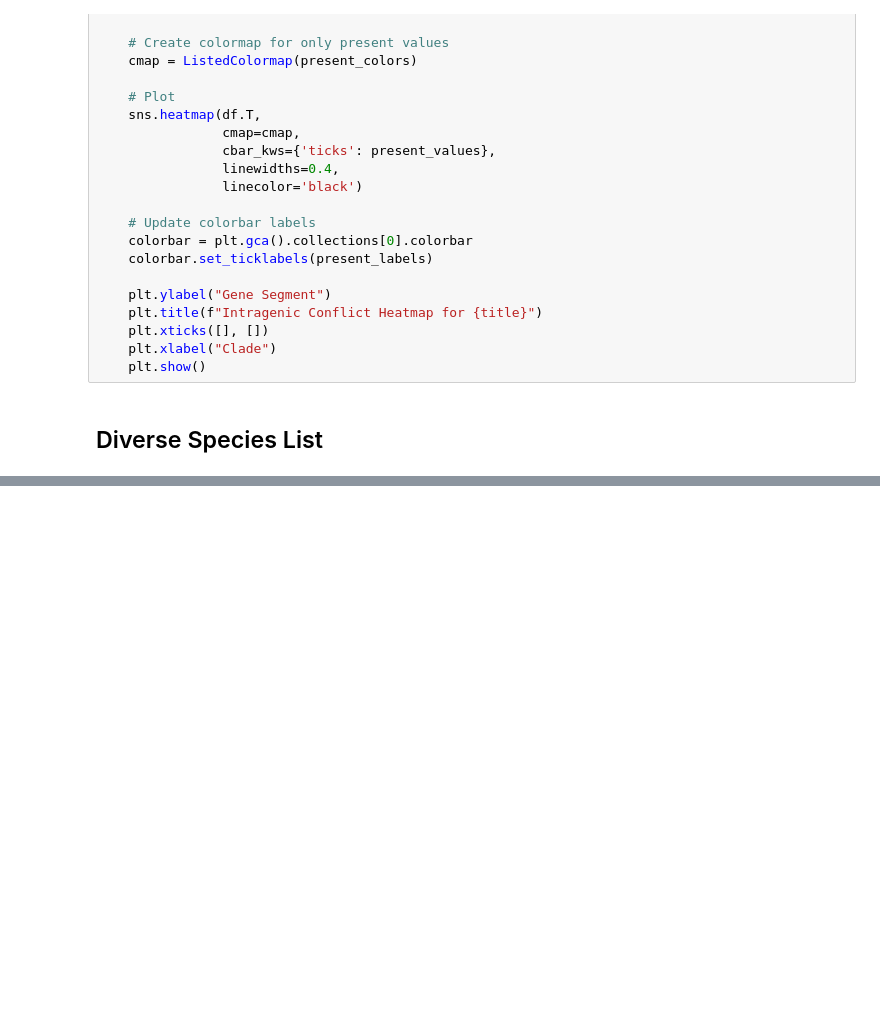
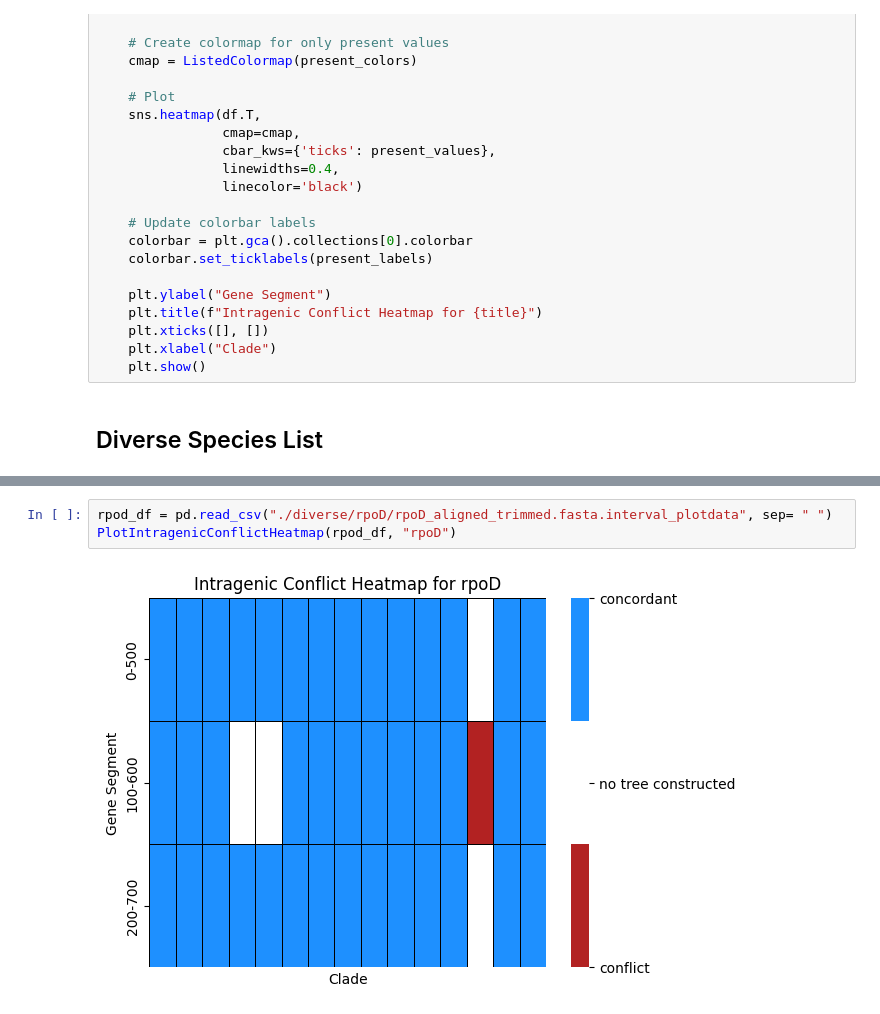
Before and after one commit to peneeta/HGTPhylogeny, a Jupyter notebook: intragenic_conflict/plot_ic_results.ipynb, the cells around one changed output, grey strips where cells are left out. Saved outputs shown, nothing was run; the diff lists cells and outputs as text; blank space fills up the shorter version.

```diff
--- a/intragenic_conflict/plot_ic_results.ipynb
+++ b/intragenic_conflict/plot_ic_results.ipynb
@@ -65,0 +59,5 @@ PlotIntragenicConflictHeatmap(bla_df, "bla")
+# %%
+rpod_df = pd.read_csv("./diverse/rpoD/rpoD_aligned_trimmed.fasta.interval_plotdata", sep= " ")
+PlotIntragenicConflictHeatmap(rpod_df, "rpoD")
+# %% [output]
+[figure, added]
```
Also changed, not shown: parts of 12 cells of this notebook, 54 other files.
